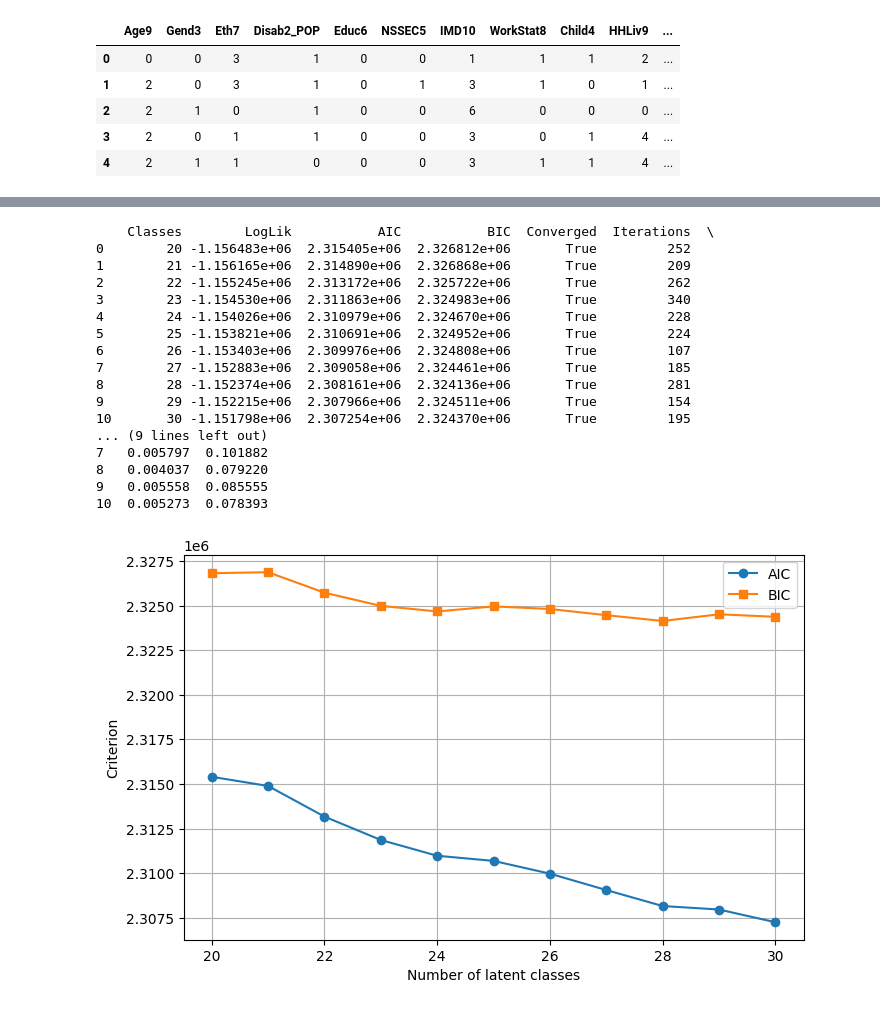
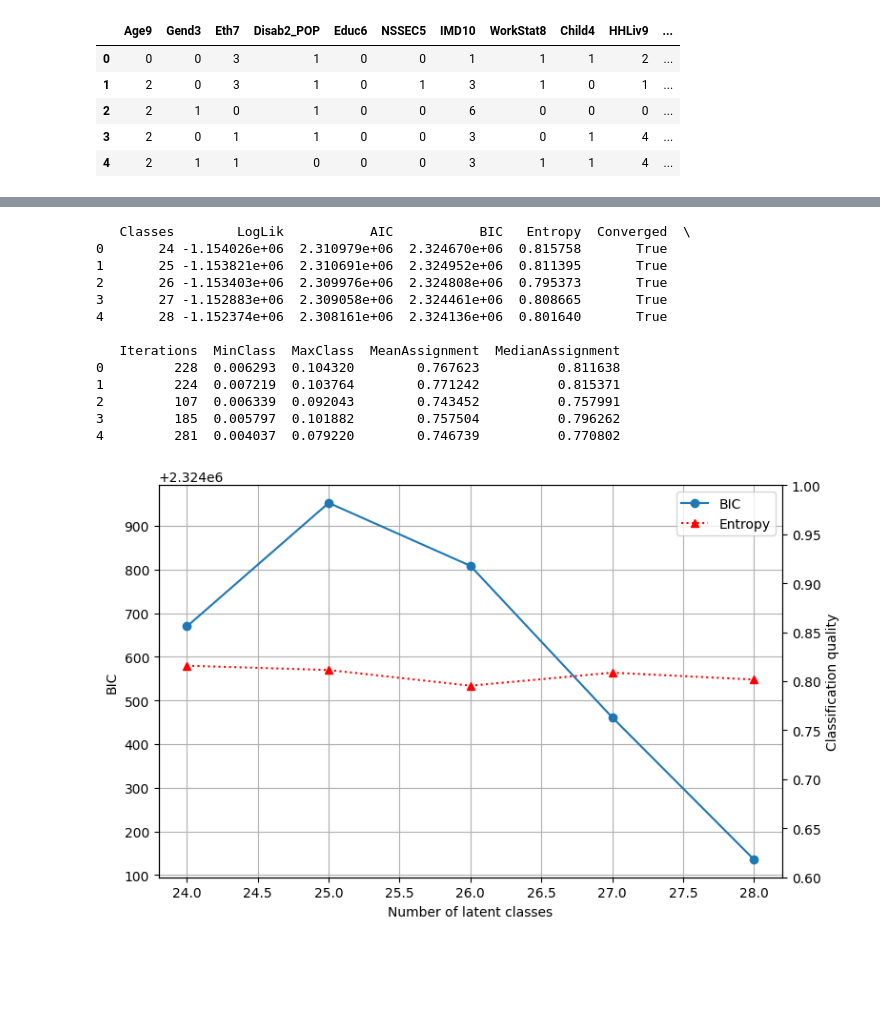
Before and after one commit to ferguswatson39/london_sport2, a Jupyter notebook: exploration/clustering/1.3_latent_class_analysis_data_clustering.ipynb, the cells around one changed output, grey strips where cells are left out. Saved outputs shown, nothing was run; the diff lists cells and outputs as text; code cells hidden in the pictures; blank space fills up the shorter version.

Commit message:
Update latent class analysis notebooks to reflect the revised analysis pipeline

```diff
--- a/exploration/clustering/1.3_latent_class_analysis_data_clustering.ipynb
+++ b/exploration/clustering/1.3_latent_class_analysis_data_clustering.ipynb
@@ -35,7 +36,7 @@ X.head()
 # %%
 results = []
 
-for k in range(20, 31):
+for k in range(24, 29):
 
     try:
 
@@ -45,16 +46,25 @@ for k in range(20, 31):
 
         model.fit(X)
 
-        proportions = model.predict_proba(X).mean(axis=0)
+        post = model.predict_proba(X)
+
+        entropy = 1 + np.sum(post * np.log(post + 1e-12)) / (len(X) * np.log(k))
+
+        proportions = post.mean(axis=0)
+
+        assignment = post.max(axis=1)
 
         results.append({"Classes": k,
                         "LogLik": model.score(X) * len(X),
                         "AIC": model.aic(X),
                         "BIC": model.bic(X),
+                        "Entropy": entropy,
                         "Converged": model.converged_,
                         "Iterations": model.n_iter_,
                         "MinClass": proportions.min(),
-                        "MaxClass": proportions.max()})
+                        "MaxClass": proportions.max(),
+                        "MeanAssignment": assignment.mean(),
+                        "MedianAssignment": np.median(assignment)})
 
     except Exception as e:
         results.append({"Classes": k, "Error": str(e)})
@@ -88,43 +86,48 @@ results_df = pd.DataFrame(results)
 
 print(results_df)
 # %% [output]
-    Classes        LogLik           AIC           BIC  Converged  Iterations  \
-0        20 -1.156483e+06  2.315405e+06  2.326812e+06       True         252
-1        21 -1.156165e+06  2.314890e+06  2.326868e+06       True         209
-2        22 -1.155245e+06  2.313172e+06  2.325722e+06       True         262
-3        23 -1.154530e+06  2.311863e+06  2.324983e+06       True         340
-4        24 -1.154026e+06  2.310979e+06  2.324670e+06       True         228
-5        25 -1.153821e+06  2.310691e+06  2.324952e+06       True         224
-6        26 -1.153403e+06  2.309976e+06  2.324808e+06       True         107
-7        27 -1.152883e+06  2.309058e+06  2.324461e+06       True         185
-8        28 -1.152374e+06  2.308161e+06  2.324136e+06       True         281
-9        29 -1.152215e+06  2.307966e+06  2.324511e+06       True         154
-10       30 -1.151798e+06  2.307254e+06  2.324370e+06       True         195
-... (9 lines left out)
-7   0.005797  0.101882
-8   0.004037  0.079220
-9   0.005558  0.085555
-10  0.005273  0.078393
+   Classes        LogLik           AIC           BIC   Entropy  Converged  \
+0       24 -1.154026e+06  2.310979e+06  2.324670e+06  0.815758       True
+1       25 -1.153821e+06  2.310691e+06  2.324952e+06  0.811395       True
+2       26 -1.153403e+06  2.309976e+06  2.324808e+06  0.795373       True
+3       27 -1.152883e+06  2.309058e+06  2.324461e+06  0.808665       True
+4       28 -1.152374e+06  2.308161e+06  2.324136e+06  0.801640       True
+
+   Iterations  MinClass  MaxClass  MeanAssignment  MedianAssignment
+0         228  0.006293  0.104320        0.767623          0.811638
+1         224  0.007219  0.103764        0.771242          0.815371
+2         107  0.006339  0.092043        0.743452          0.757991
+3         185  0.005797  0.101882        0.757504          0.796262
+4         281  0.004037  0.079220        0.746739          0.770802
 # %%
-plt.figure(figsize=(8,5))
+fig, ax1 = plt.subplots(figsize=(8,5))
 
-plt.plot(results_df["Classes"],
-         results_df["AIC"],
+ax1.plot(results_df["Classes"],
+         results_df["BIC"],
          marker="o",
-         label="AIC")
-
-plt.plot(results_df["Classes"],
-         results_df["BIC"],
-         marker="s",
          label="BIC")
 
-plt.xlabel("Number of latent classes")
-plt.ylabel("Criterion")
+ax1.set_xlabel("Number of latent classes")
+ax1.set_ylabel("BIC")
+ax1.grid(True)
 
-plt.legend()
+ax2 = ax1.twinx()
 
-plt.grid(True)
+ax2.plot(results_df["Classes"],
+         results_df["Entropy"],
+         marker="^",
+         linestyle=":",
+         color = "red",
+         label="Entropy")
 
+ax2.set_ylabel("Classification quality")
+ax2.set_ylim(0.6, 1.0)
+
+lines = ax1.get_lines() + ax2.get_lines()
+labels = [line.get_label() for line in lines]
+ax1.legend(lines, labels, loc="best")
+
+plt.tight_layout()
 plt.show()
 # %% [output]
-[figure, old version]
+[figure, new version]
```
Also changed, not shown: parts of 2 cells of this notebook, 3 other files.
